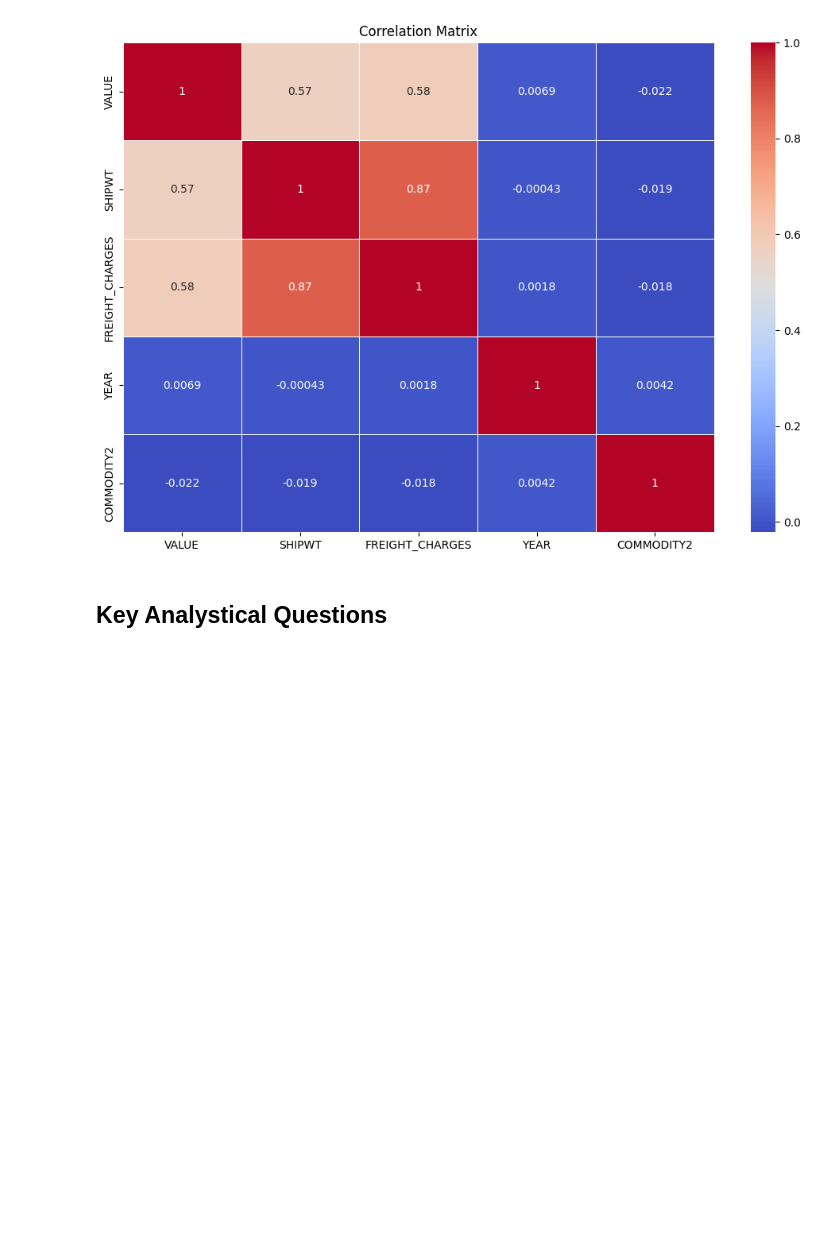
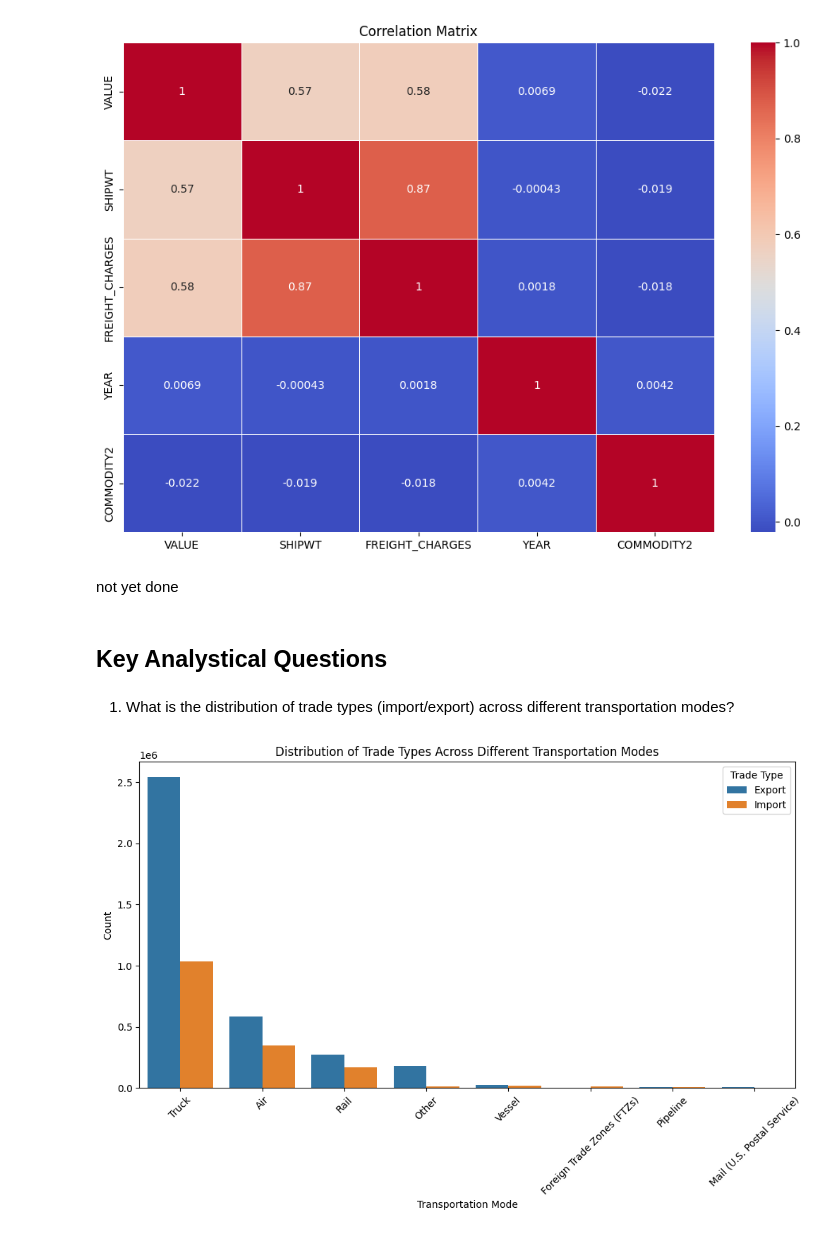
Before and after one commit to Victor-Osei/TransBorder-Freight-Data-Analysis, a Jupyter notebook: mainnew.ipynb, the cells around one changed output. Cells and saved outputs as stored; diff of their text form; code cells hidden in the pictures; blank space fills up the shorter version.

```diff
--- a/mainnew.ipynb
+++ b/mainnew.ipynb
@@ -1473,5 +1474,21 @@ plt.title('Correlation Matrix')
 plt.show()
 # %% [output]
 [figure]
+# %% [markdown]
+not yet done
 # %% [markdown]
 ## Key Analystical Questions
+# %% [markdown]
+1. What is the distribution of trade types (import/export) across different transportation modes?
+# %%
+# Plot the distribution of trade types across different transportation modes
+plt.figure(figsize=(12, 6))
+sns.countplot(data=dfn, x='DISAGMOT', hue='TRDTYPE', order=dfn['DISAGMOT'].value_counts().index)
+plt.title('Distribution of Trade Types Across Different Transportation Modes')
+plt.xlabel('Transportation Mode')
+plt.ylabel('Count')
+plt.xticks(rotation=45)
+plt.legend(title='Trade Type')
+plt.show()
+# %% [output]
+[figure, added]
```
Also changed, not shown: parts of 15 cells of this notebook.
